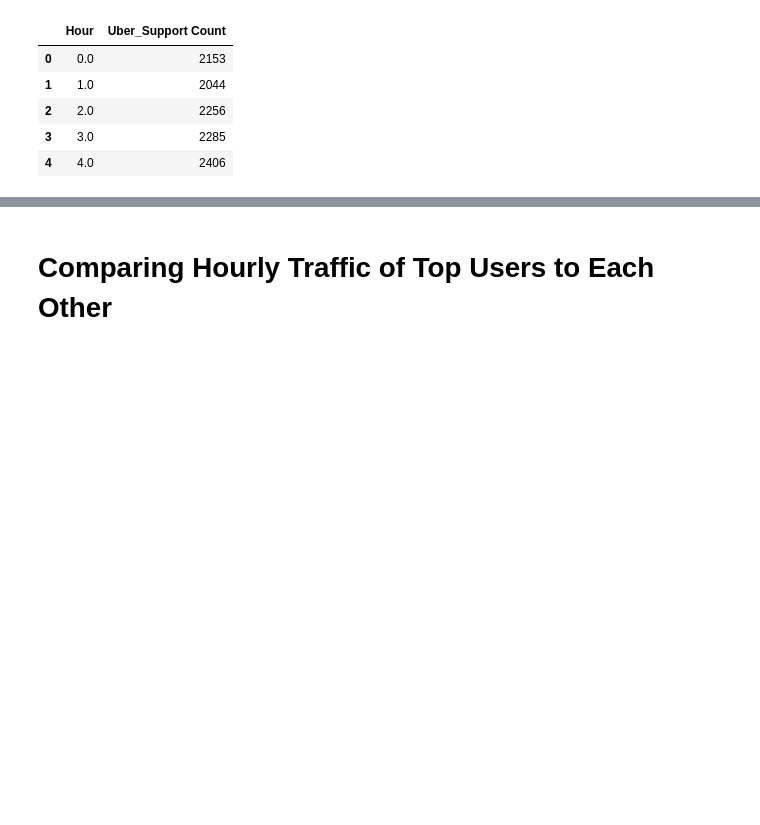
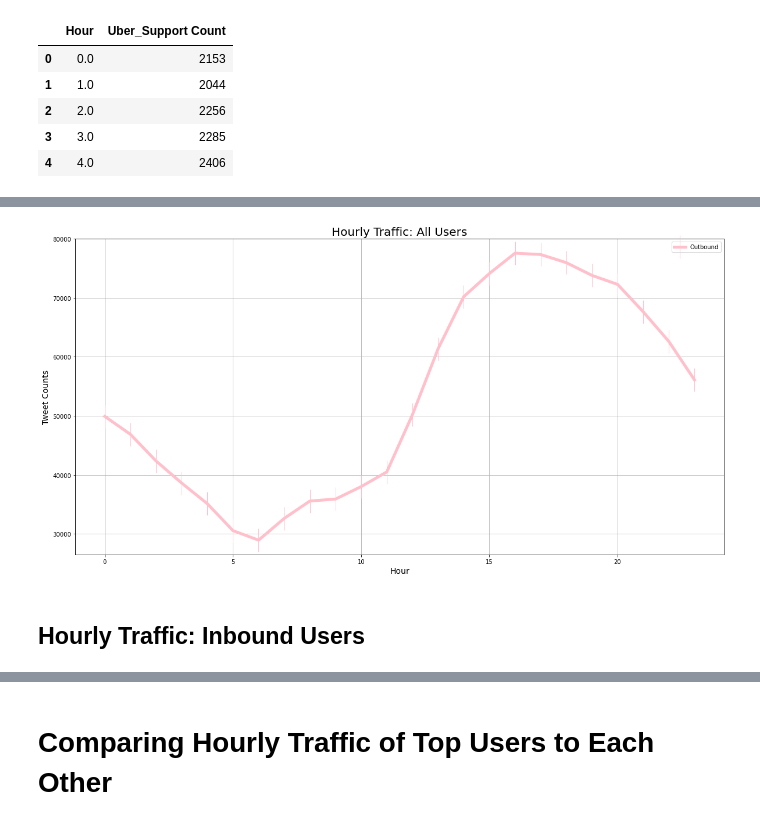
Before and after one commit to cfrivera/OA-Project, a Jupyter notebook: Tw_Chatbot_Analysis.ipynb, the cells around one changed output, grey strips where cells are left out. Cells and saved outputs as stored; diff of their text form; code cells hidden in the pictures; blank space fills up the shorter version.

```diff
--- a/Tw_Chatbot_Analysis.ipynb
+++ b/Tw_Chatbot_Analysis.ipynb
@@ -153,3 +164,8 @@ top_users
 | 2 | Uber_Support | 56270 |
 | 3 | SpotifyCares | 43265 |
 | 4 | Delta | 42253 |
+# %%
+# Dataframe for outbound users
+dc = pd.DataFrame({'author_id': df['author_id'], 'created_at':df['created_at'], 'inbound': df['inbound']})
+outbound = dc[dc['inbound'] == False]
+outbound.head()
@@ -864,0 +917,4 @@ uber_sorted_hour_compare_final.head(5)
+# %%
+# Convert outbound dataframe into a datetime value
+outboundDatetime = pd.to_datetime(outbound['created_at'])
+outboundDatetime.head()
@@ -864,0 +928,10 @@ uber_sorted_hour_compare_final.head(5)
+# %%
+# Outbound hour count
+outbound['Outbound Hour Count'] = outboundDatetime.dt.hour
+outbound_hour_count = pd.DataFrame({'Outbound Count':outbound['Outbound Hour Count'].value_counts()})
+sorted_outbound_hour_initial = outbound_hour_count.sort_index(ascending=True)
+sorted_outbound_hour_initial.head()
+
+sorted_outbound_hour_final = sorted_outbound_hour_initial.reset_index(level=0)
+sorted_outbound_hour_final = sorted_outbound_hour_final.rename(columns={'index':'Hour'})
+sorted_outbound_hour_final.head()
@@ -864,0 +945,17 @@ uber_sorted_hour_compare_final.head(5)
+# %%
+# sorted_inbound_hour_final.plot.bar(title='Monthly Traffic: Inbound Users',x='Hour', ylabel='# of Tweets in Millions', color=(0.59607843137254901, 0.55686274509803924, 0.83529411764705885))
+
+fig = plt.figure(figsize=(20,10))
+
+plt.plot(sorted_outbound_hour_final['Hour'], sorted_outbound_hour_final['Outbound Count'], color='Pink', marker='|',linewidth=5, markersize=40, label='Outbound')
+
+plt.title('Hourly Traffic: All Users', fontsize=20)
+plt.xlabel('Hour', fontsize=14)
+plt.ylabel('Tweet Counts', fontsize=14)
+plt.grid(True)
+plt.legend()
+plt.show()
+# %% [output]
+[figure, added]
+# %% [markdown]
+## Hourly Traffic: Inbound Users
```
Also changed, not shown: parts of 26 cells of this notebook.
